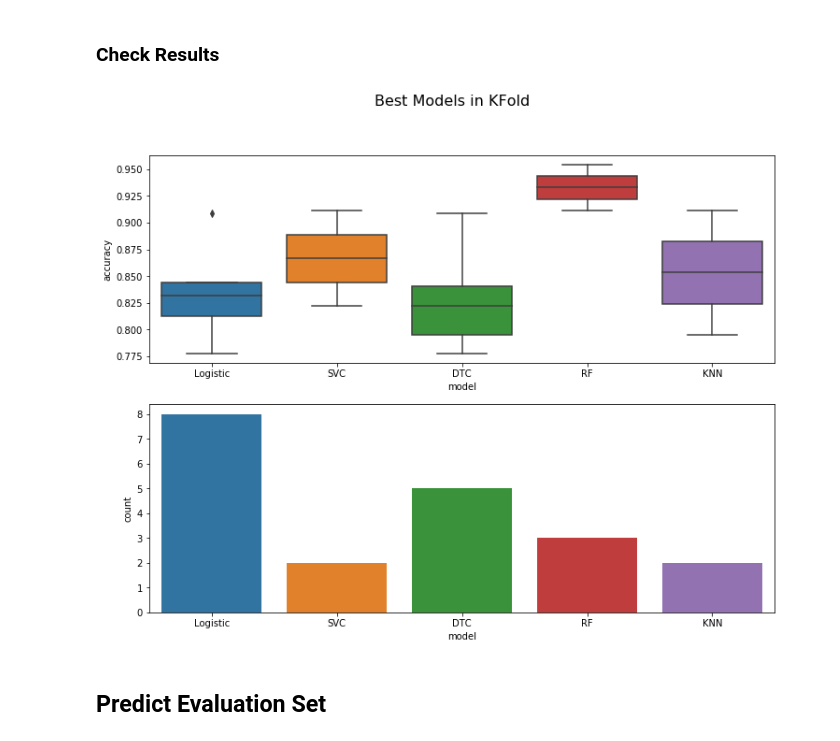
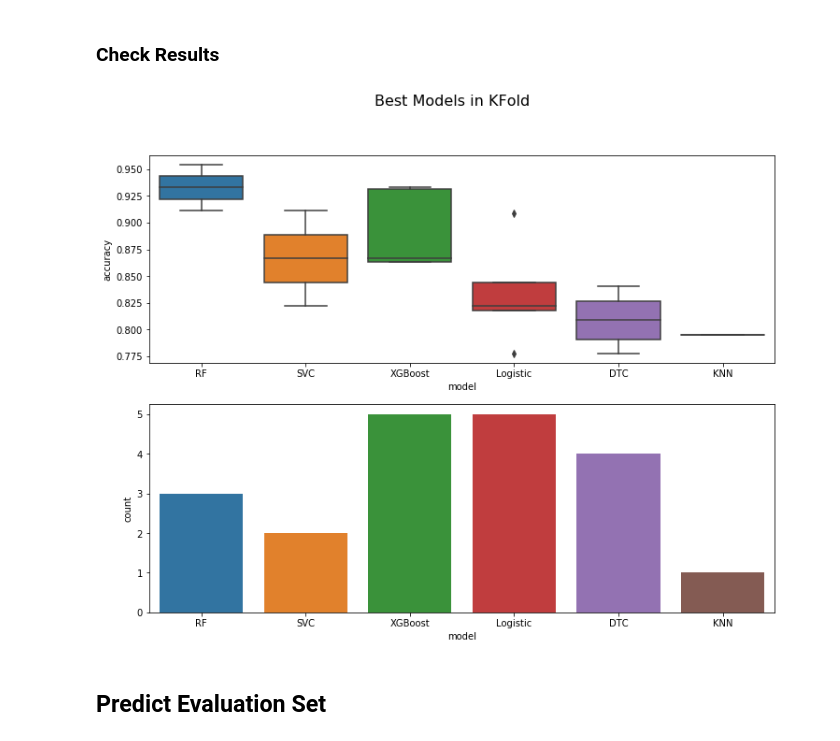
Before and after one commit to andreuntem/Kaggle_Titanic, a Jupyter notebook: Kaggle Titanic - Parameter Model.ipynb, the cells around one changed output. Drawn from its saved outputs; the diff is of its cells as text; code cells hidden in the pictures.

Commit message:
included RF and XGBoost

```diff
--- a/Kaggle Titanic - Parameter Model.ipynb
+++ b/Kaggle Titanic - Parameter Model.ipynb
@@ -203,2 +197,8 @@ search
 # %% [markdown]
 ### XGBoost
+# %%
+model_type = 'XGBoost'
+gridsearch_xg = train_model(model_type, X_train, y_train)
+df = predict(gridsearch_xg, X_test, df, column='XGBoost')
+search = gridsearch_output(gridsearch_xg)
+search
@@ -212,6 +223,7 @@ dtc = DecisionTreeClassifier(max_depth=gridsearch_dtc.best_params_['max_depth'])
 knn = KNeighborsClassifier(n_neighbors=gridsearch_knn.best_params_['n_neighbors'])
 svc = SVC(C=gridsearch_svc.best_params_['C'])
 rf = RandomForestClassifier(max_depth=gridsearch_rf.best_params_['max_depth'], n_estimators=gridsearch_rf.best_params_['n_estimators'])
+xg = XGBClassifier(learning_rate=gridsearch_xg.best_params_['learning_rate'], n_estimators=gridsearch_xg.best_params_['n_estimators'])
 # %% [markdown]
 ### Check optimal model by Stratified KFold
 # %%
@@ -241,21 +253,26 @@ for train_index, test_index in kf.split(X_train, y_train):
     # RandomForest
     accuracy_df['accuracy']['RF'] = fit_predict_score(rf, XX_train, XX_test, yy_train, yy_test)
 
+    # XGBoost
+    accuracy_df['accuracy']['XGBoost'] = fit_predict_score(xg, XX_train, XX_test, yy_train, yy_test)
+
     best_score = accuracy_df['accuracy'].max()
     best_model = accuracy_df[accuracy_df['accuracy'] == best_score].index[0]
 
     optimal_kfold.loc[i] = [best_model]+[best_score]
-    i+=1
+    i += 1
 # %% [markdown]
 ### Check Results
+# %%
+ordered_model = optimal_kfold.groupby(by='model').median().sort_values('accuracy', ascending=False).index
 # %%
 f, (ax1, ax2) = plt.subplots(nrows=2, ncols=1, figsize=(12, 9))
-sns.boxplot(x='model', y='accuracy', data=optimal_kfold, ax=ax1)
-sns.countplot(optimal_kfold['model'])
+sns.boxplot(x='model', y='accuracy', data=optimal_kfold, order=ordered_model, ax=ax1)
+sns.countplot(optimal_kfold['model'], order=ordered_model)
 plt.suptitle('Best Models in KFold', fontsize=16)
 plt.show()
 # %% [output]
-[figure, old version]
+[figure, new version]
 # %% [markdown]
 ## Predict Evaluation Set
 # %% [markdown]
```
Also changed, not shown: parts of 4 cells of this notebook, 1 other file.
